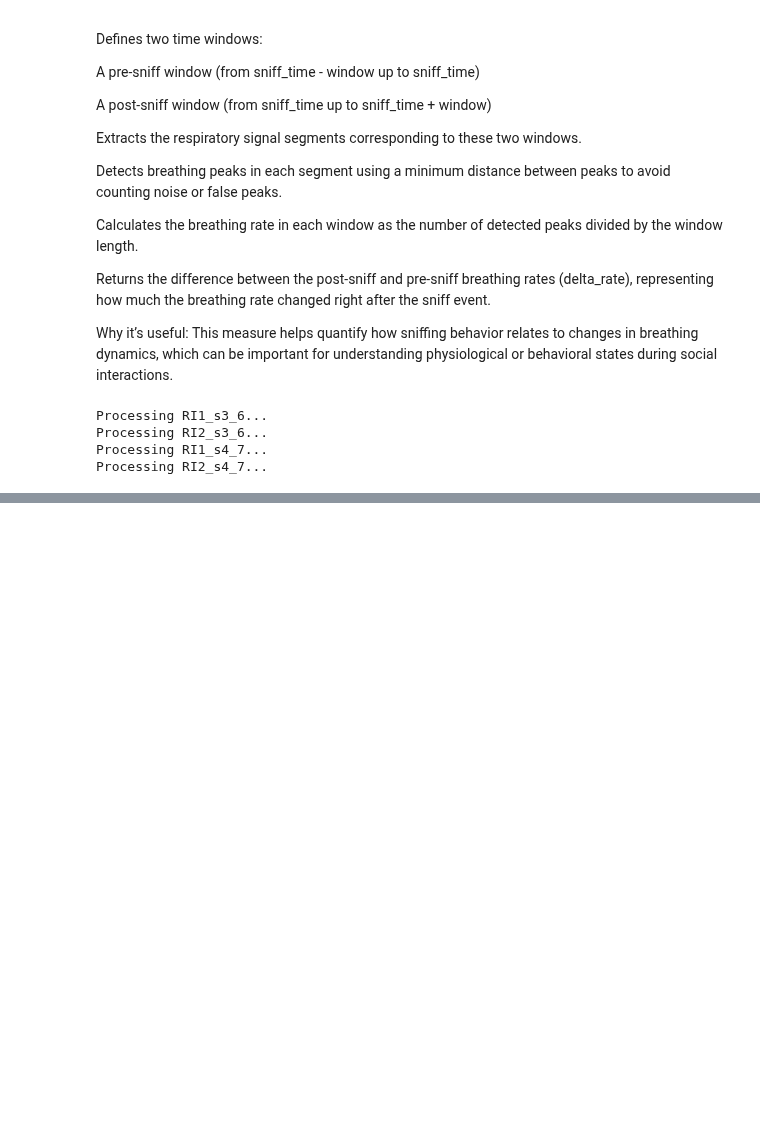
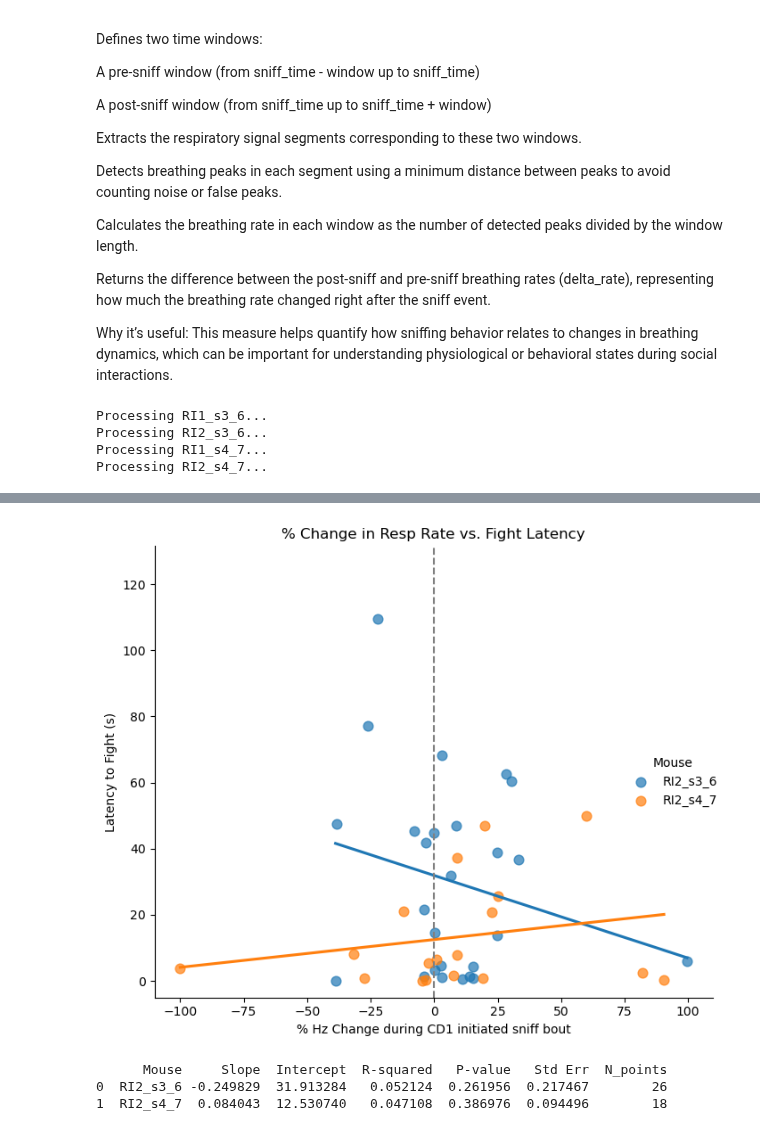
Before and after one commit to padillacoreanolab/respiratory_pilot, a Jupyter notebook: cohort_hzchange.ipynb, the cells around one changed output, grey strips where cells are left out. Cells and saved outputs as stored; diff of their text form; code cells hidden in the pictures; blank space fills up the shorter version.

```diff
--- a/cohort_hzchange.ipynb
+++ b/cohort_hzchange.ipynb
@@ -392,0 +497,72 @@ plt.show()
+# %%
+import seaborn as sns
+import matplotlib.pyplot as plt
+
+min_latency = -5
+max_latency = all_mice_df["Latency (s)"].max()
+buffer = max(5, max_latency * 0.2)
+
+sns.lmplot(
+    data=all_mice_df,
+    x="%Resp Rate Change",
+    y="Latency (s)",
+    hue="Mouse",           # Grouping variable for separate lines
+    height=6,
+    aspect=1,
+    markers='o',
+    scatter_kws={'alpha': 0.7, 's': 60},
+    ci=None  # no confidence interval bands; remove or change if you want them
+)
+
+plt.axvline(0, linestyle='--', color='gray')
+
+plt.ylim(min_latency, max_latency + buffer)
+
+plt.xlabel("% Hz Change during CD1 initiated sniff bout")
+plt.ylabel("Latency to Fight (s)")
+plt.title("% Change in Resp Rate vs. Fight Latency")
+
+plt.tight_layout()
+plt.show()
+# %% [output]
+[figure, added]
+# %%
+import pandas as pd
+from scipy.stats import linregress
+
+results = []
+
+for mouse, df_mouse in all_mice_df.groupby("Mouse"):
+    # Remove rows with missing values in the relevant columns
+    df_clean = df_mouse.dropna(subset=["%Resp Rate Change", "Latency (s)"])
+
+    if len(df_clean) > 1:  # Need at least 2 points for regression
+        slope, intercept, r_value, p_value, std_err = linregress(
+            df_clean["%Resp Rate Change"], df_clean["Latency (s)"]
+        )
+        results.append({
+            "Mouse": mouse,
+            "Slope": slope,
+            "Intercept": intercept,
+            "R-squared": r_value**2,
+            "P-value": p_value,
+            "Std Err": std_err,
+            "N_points": len(df_clean)
+        })
+    else:
+        results.append({
+            "Mouse": mouse,
+            "Slope": None,
+            "Intercept": None,
+            "R-squared": None,
+            "P-value": None,
+            "Std Err": None,
+            "N_points": len(df_clean)
+        })
+
+stats_df = pd.DataFrame(results)
+print(stats_df)
+# %% [output]
+      Mouse     Slope  Intercept  R-squared   P-value   Std Err  N_points
+0  RI2_s3_6 -0.249829  31.913284   0.052124  0.261956  0.217467        26
+1  RI2_s4_7  0.084043  12.530740   0.047108  0.386976  0.094496        18
```
Also changed, not shown: parts of 10 cells of this notebook.
